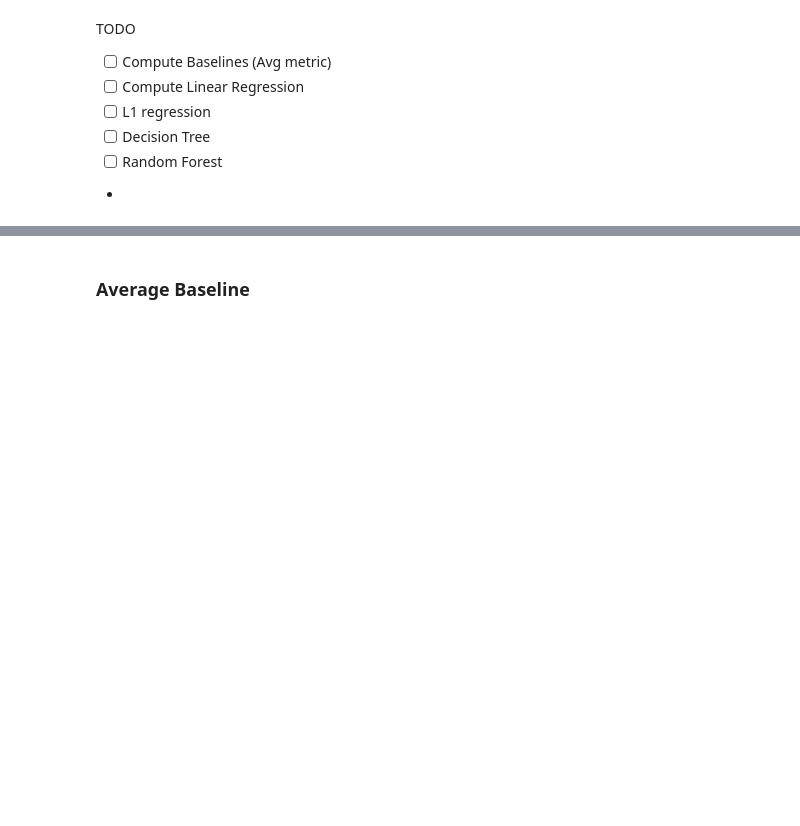
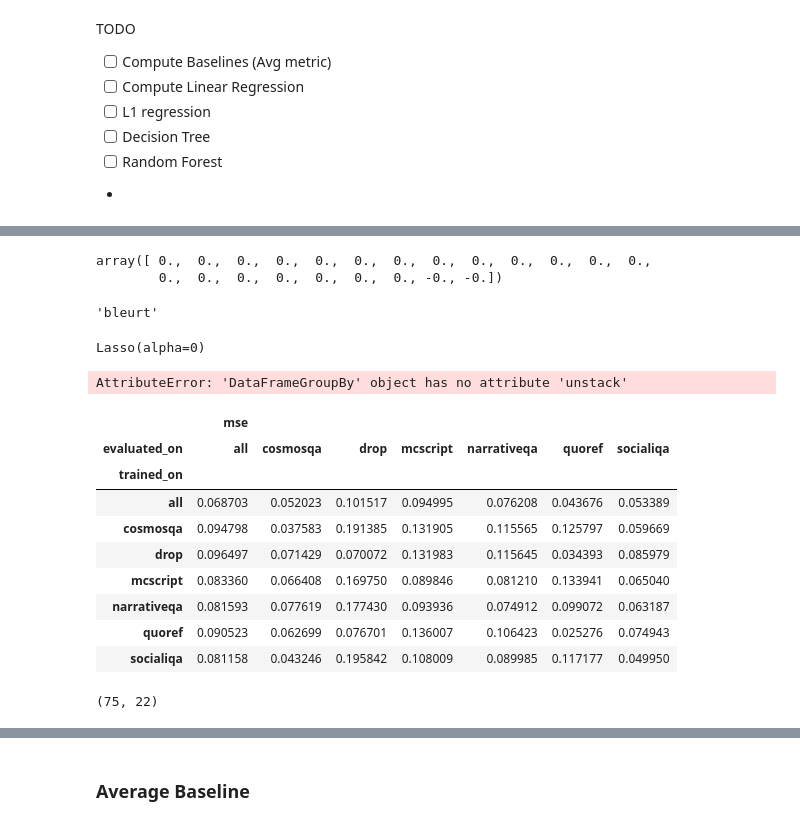
Before and after one commit to pdasigi/eqqa, a Jupyter notebook: scripts/MOCHA_Baselines.ipynb, the cells around one changed output, grey strips where cells are left out. Saved outputs shown, nothing was run; the diff lists cells and outputs as text; code cells hidden in the pictures; blank space fills up the shorter version.

```diff
--- a/scripts/MOCHA_Baselines.ipynb
+++ b/scripts/MOCHA_Baselines.ipynb
@@ -58,0 +299,34 @@ TODO
+# %%
+p.model.coef_
+# %% [output]
+array([ 0.,  0.,  0.,  0.,  0.,  0.,  0.,  0.,  0.,  0.,  0.,  0.,  0.,
+        0.,  0.,  0.,  0.,  0.,  0.,  0., -0., -0.])
+# %%
+features[6]
+# %% [output]
+'bleurt'
+# %%
+Lasso(alpha=0)
+# %% [output]
+Lasso(alpha=0)
+# %%
+pd.crosstab()
+# %% [output]
+AttributeError: 'DataFrameGroupBy' object has no attribute 'unstack'
+# %%
+all_results.pivot(index="trained_on", columns="evaluated_on", values=["mse"])
+# %% [output]
+|  | mse |  |  |  |  |  |  |
+| evaluated_on | all | cosmosqa | drop | mcscript | narrativeqa | quoref | socialiqa |
+| trained_on |  |  |  |  |  |  |  |
+| all | 0.068703 | 0.052023 | 0.101517 | 0.094995 | 0.076208 | 0.043676 | 0.053389 |
+| cosmosqa | 0.094798 | 0.037583 | 0.191385 | 0.131905 | 0.115565 | 0.125797 | 0.059669 |
+| drop | 0.096497 | 0.071429 | 0.070072 | 0.131983 | 0.115645 | 0.034393 | 0.085979 |
+| mcscript | 0.083360 | 0.066408 | 0.169750 | 0.089846 | 0.081210 | 0.133941 | 0.065040 |
+| narrativeqa | 0.081593 | 0.077619 | 0.177430 | 0.093936 | 0.074912 | 0.099072 | 0.063187 |
+| quoref | 0.090523 | 0.062699 | 0.076701 | 0.136007 | 0.106423 | 0.025276 | 0.074943 |
+| socialiqa | 0.081158 | 0.043246 | 0.195842 | 0.108009 | 0.089985 | 0.117177 | 0.049950 |
+# %%
+p.X_test.shape
+# %% [output]
+(75, 22)
```
Also changed, not shown: parts of 17 cells of this notebook.
